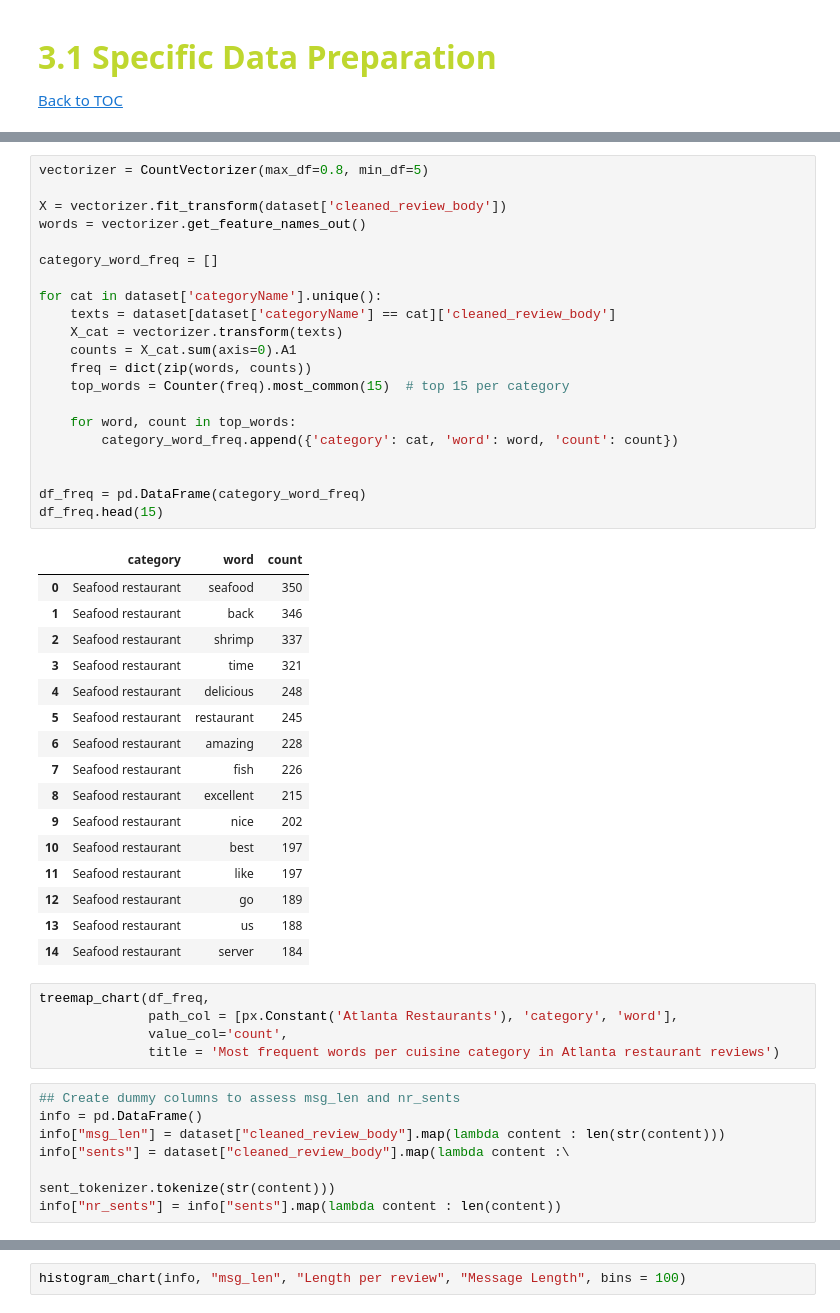
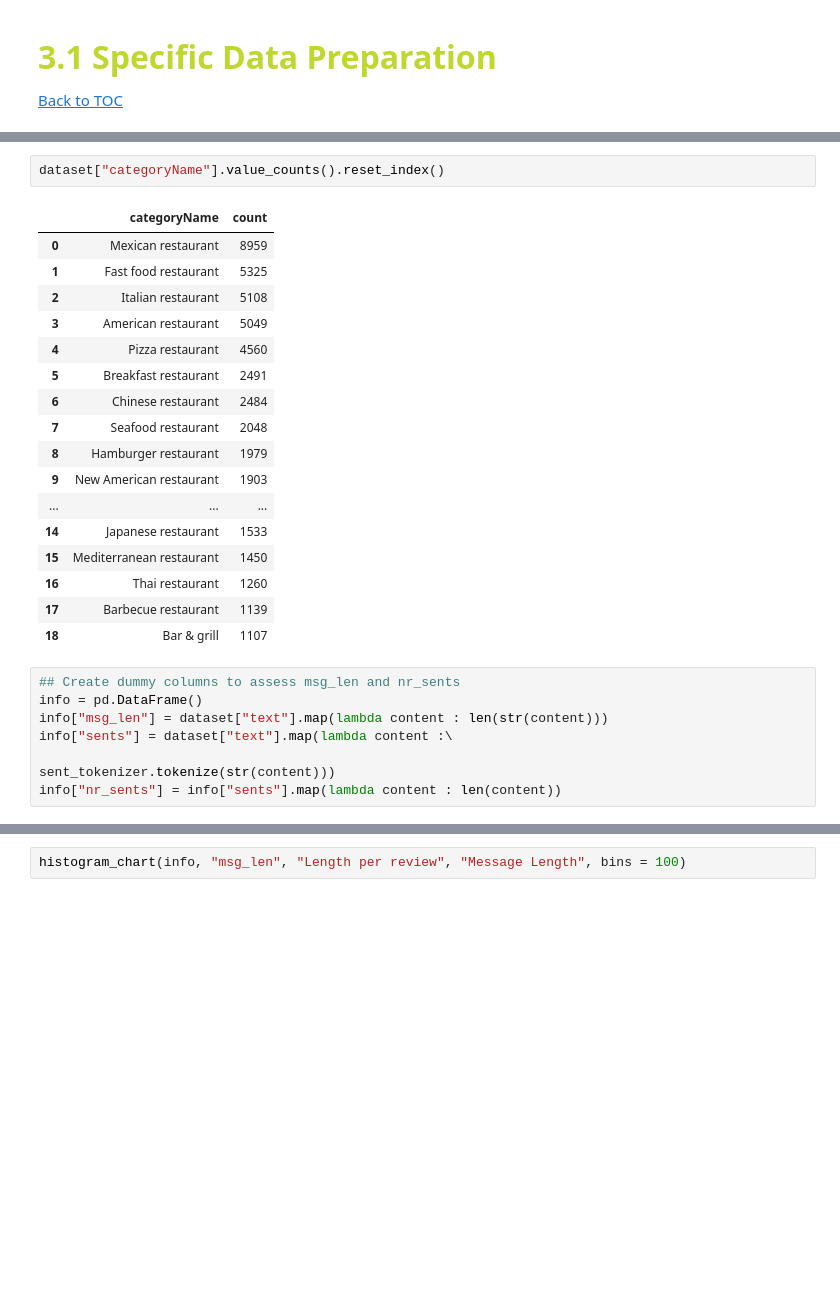
Before and after one commit to beatrizmarques2005/text_mining_in_reviews, a Jupyter notebook: notebooks/03_multilabel_classification.ipynb, the cells around one changed output, grey strips where cells are left out. Cells and saved outputs as stored; diff of their text form; blank space fills up the shorter version.

```diff
--- a/notebooks/03_multilabel_classification.ipynb
+++ b/notebooks/03_multilabel_classification.ipynb
@@ -144,51 +121,28 @@ array(['Was just there to pick a friend up. Nice clean modern environment. Parki
-# %%
-vectorizer = CountVectorizer(max_df=0.8, min_df=5)
-
-X = vectorizer.fit_transform(dataset['cleaned_review_body'])
-words = vectorizer.get_feature_names_out()
-
-category_word_freq = []
-
-for cat in dataset['categoryName'].unique():
-    texts = dataset[dataset['categoryName'] == cat]['cleaned_review_body']
-    X_cat = vectorizer.transform(texts)
-    counts = X_cat.sum(axis=0).A1
-    freq = dict(zip(words, counts))
-    top_words = Counter(freq).most_common(15)  # top 15 per category
-
-    for word, count in top_words:
-        category_word_freq.append({'category': cat, 'word': word, 'count': count})
-
-
-df_freq = pd.DataFrame(category_word_freq)
-df_freq.head(15)
-# %% [output]
-|  | category | word | count |
-| 0 | Seafood restaurant | seafood | 350 |
-| 1 | Seafood restaurant | back | 346 |
-| 2 | Seafood restaurant | shrimp | 337 |
-| 3 | Seafood restaurant | time | 321 |
-| 4 | Seafood restaurant | delicious | 248 |
-| 5 | Seafood restaurant | restaurant | 245 |
-| 6 | Seafood restaurant | amazing | 228 |
-| 7 | Seafood restaurant | fish | 226 |
-| 8 | Seafood restaurant | excellent | 215 |
-| 9 | Seafood restaurant | nice | 202 |
-| 10 | Seafood restaurant | best | 197 |
-| 11 | Seafood restaurant | like | 197 |
-| 12 | Seafood restaurant | go | 189 |
-| 13 | Seafood restaurant | us | 188 |
-| 14 | Seafood restaurant | server | 184 |
-# %%
-treemap_chart(df_freq,
-              path_col = [px.Constant('Atlanta Restaurants'), 'category', 'word'],
-              value_col='count',
-              title = 'Most frequent words per cuisine category in Atlanta restaurant reviews')
+# %%
+dataset["categoryName"].value_counts().reset_index()
+# %% [output]
+|  | categoryName | count |
+| 0 | Mexican restaurant | 8959 |
+| 1 | Fast food restaurant | 5325 |
+| 2 | Italian restaurant | 5108 |
+| 3 | American restaurant | 5049 |
+| 4 | Pizza restaurant | 4560 |
+| 5 | Breakfast restaurant | 2491 |
+| 6 | Chinese restaurant | 2484 |
+| 7 | Seafood restaurant | 2048 |
+| 8 | Hamburger restaurant | 1979 |
+| 9 | New American restaurant | 1903 |
+| ... | ... | ... |
+| 14 | Japanese restaurant | 1533 |
+| 15 | Mediterranean restaurant | 1450 |
+| 16 | Thai restaurant | 1260 |
+| 17 | Barbecue restaurant | 1139 |
+| 18 | Bar & grill | 1107 |
 # %%
 ## Create dummy columns to assess msg_len and nr_sents
 info = pd.DataFrame()
-info["msg_len"] = dataset["cleaned_review_body"].map(lambda content : len(str(content)))
-info["sents"] = dataset["cleaned_review_body"].map(lambda content :\
+info["msg_len"] = dataset["text"].map(lambda content : len(str(content)))
+info["sents"] = dataset["text"].map(lambda content :\
                                                                   sent_tokenizer.tokenize(str(content)))
 info["nr_sents"] = info["sents"].map(lambda content : len(content))
 # %%
```
Also changed, not shown: parts of 16 cells of this notebook.
